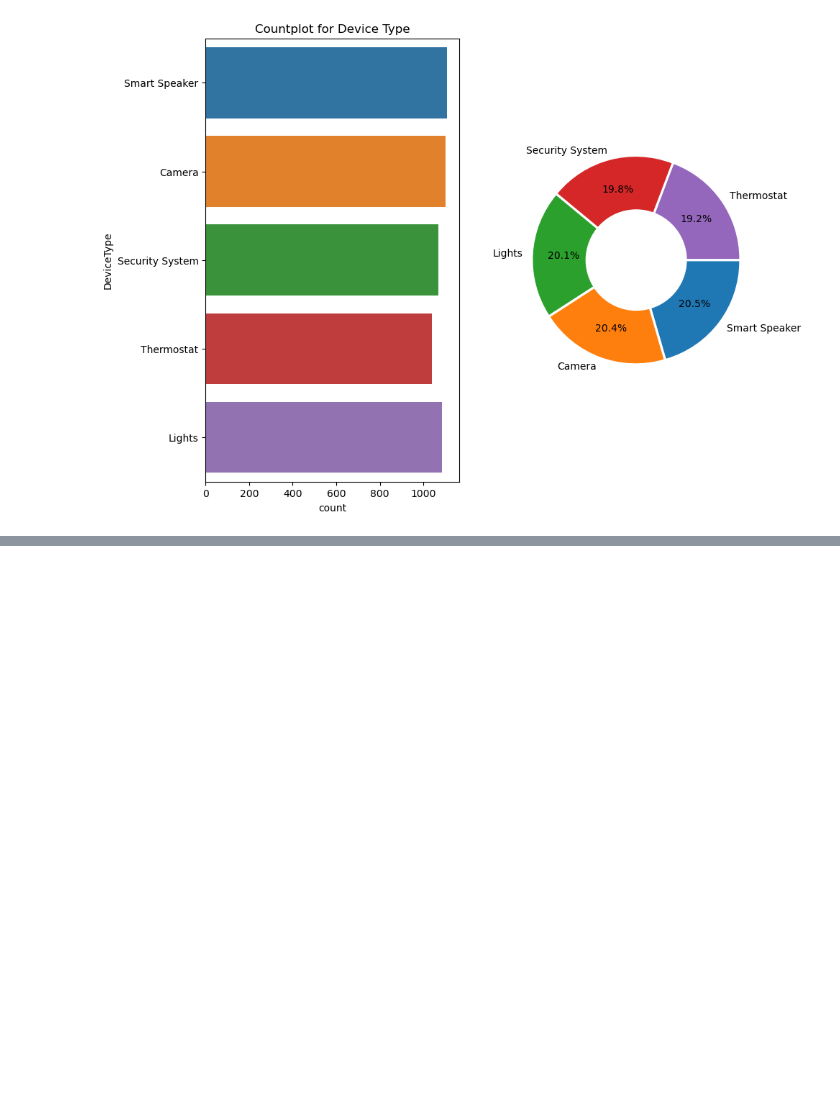
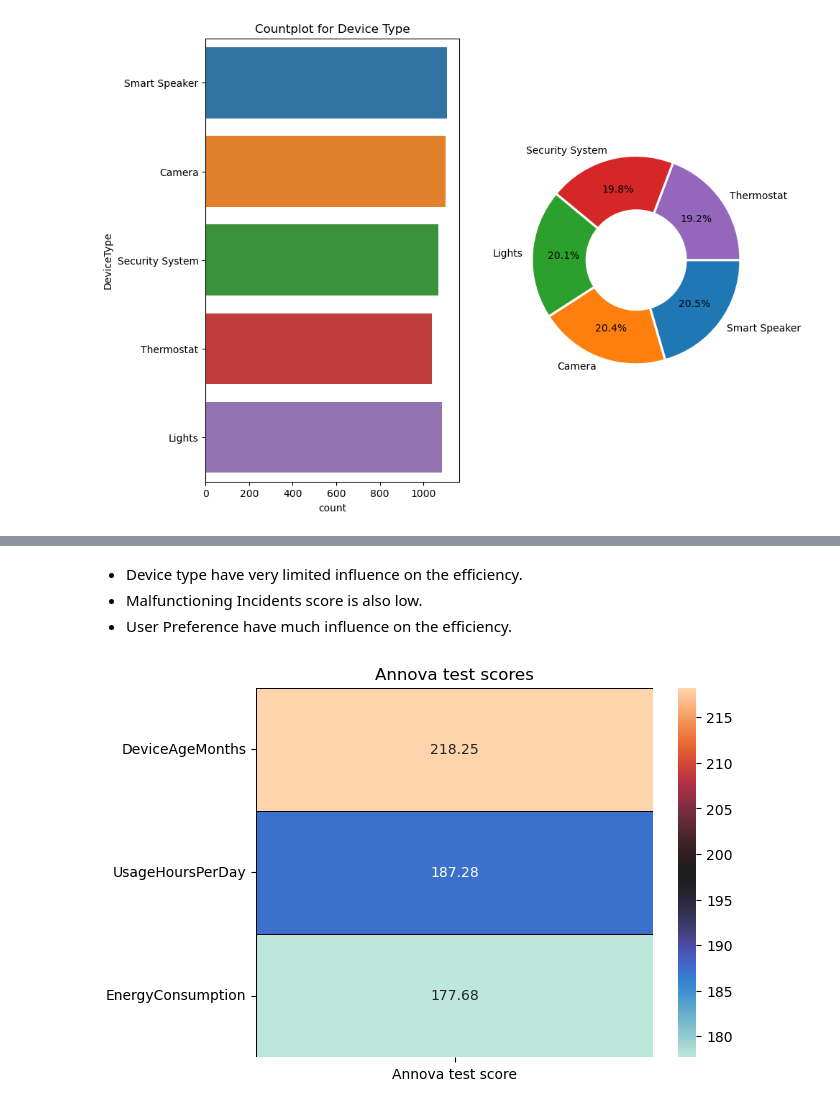
Before and after one commit to SayanGhosh1489/SmartHomeDevice, a Jupyter notebook: Trials.ipynb, the cells around one changed output, grey strips where cells are left out. Saved outputs shown, nothing was run; the diff lists cells and outputs as text; code cells hidden in the pictures; blank space fills up the shorter version.

```diff
--- a/Trials.ipynb
+++ b/Trials.ipynb
@@ -80,0 +132,16 @@ plt.show()
+# %% [markdown]
+ - Device type have very limited influence on the efficiency.
+ - Malfunctioning Incidents score is also low.
+ - User Preference have much influence on the efficiency.
+# %%
+#annova test for the Numerical variable
+from sklearn.feature_selection import f_classif
+best_feature = SelectKBest(f_classif, k = 'all')
+best_feature.fit(X[num_cols], Y)
+scores = pd.DataFrame(best_feature.scores_, index= num_cols, columns=['Annova test score'])
+sns.heatmap(scores.sort_values(ascending= False, by ='Annova test score'), annot= True, fmt = '0.2f',
+            linecolor= 'black', linewidths= 0.4, cmap= 'icefire')
+plt.title('Annova test scores')
+plt.show()
+# %% [output]
+[figure, added]
```
Also changed, not shown: parts of 16 cells of this notebook.
